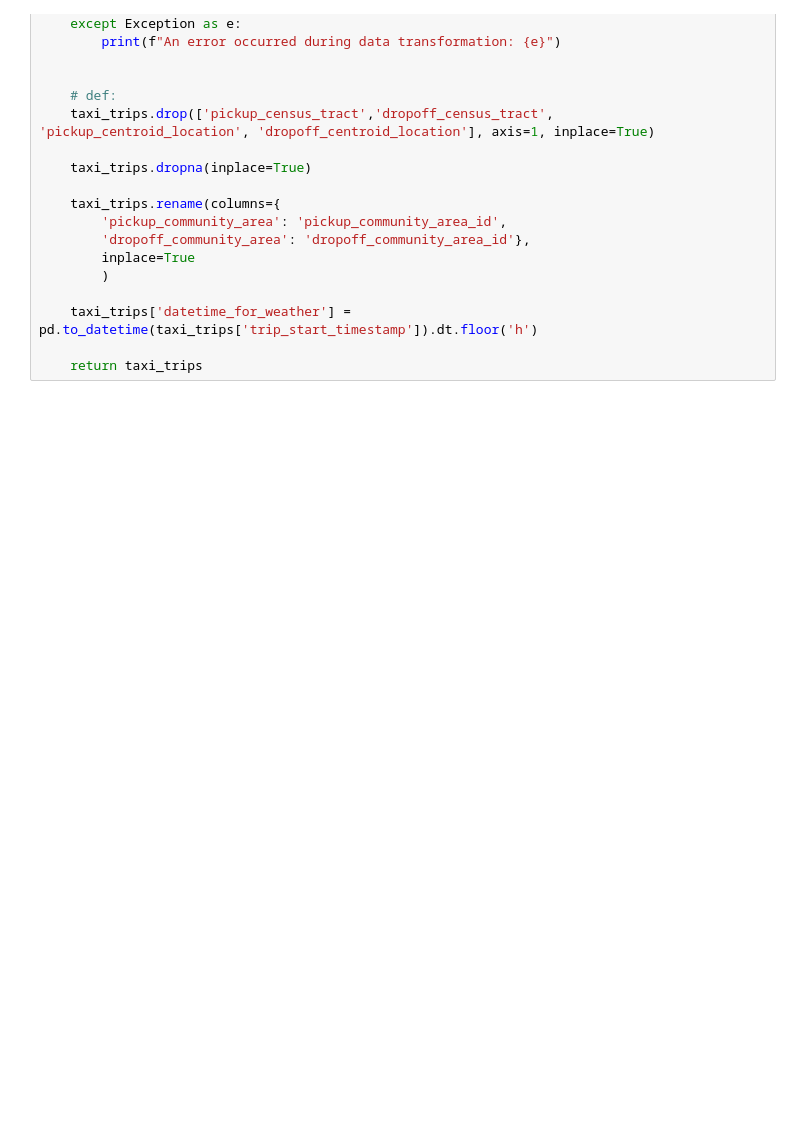
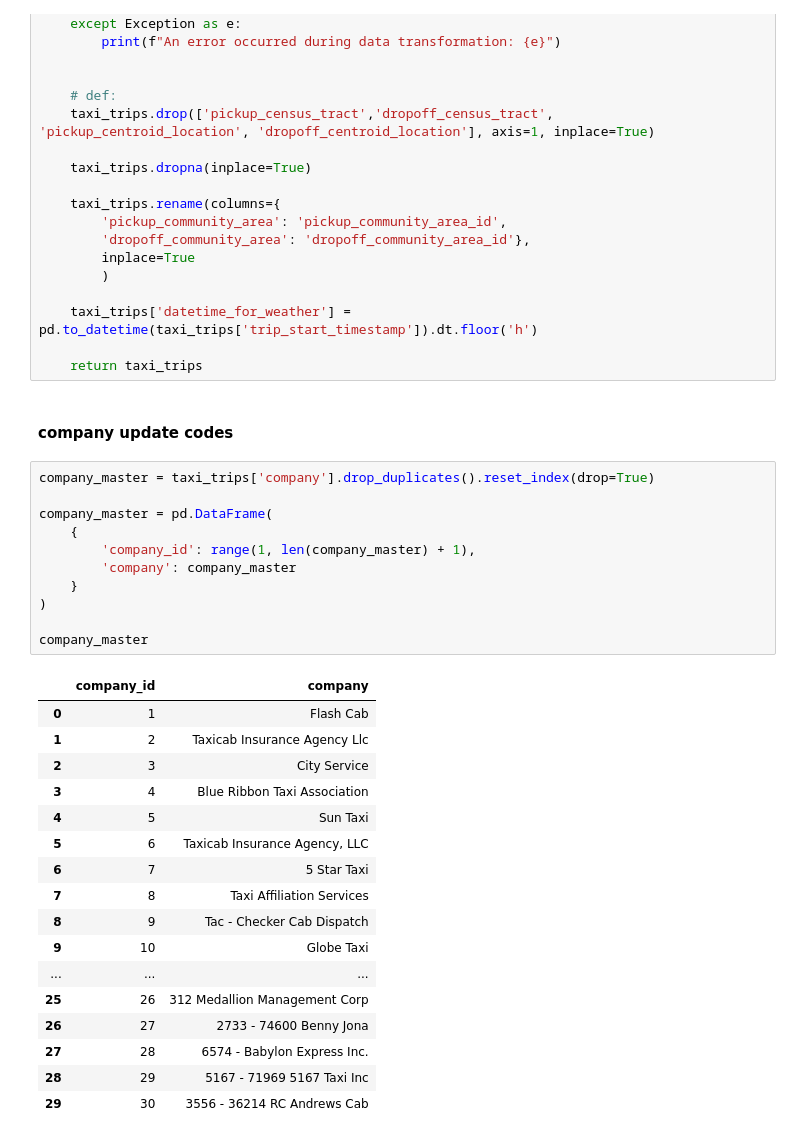
Before and after one commit to a8i9zm/Cubix_Data_Engineer, a Jupyter notebook: 07_transform_load.ipynb, the cells around one changed output. Drawn from its saved outputs; the diff is of its cells as text; blank space fills up the shorter version.

```diff
--- a/07_transform_load.ipynb
+++ b/07_transform_load.ipynb
@@ -107,3 +109,34 @@ def taxi_trips_transformations(taxi_trips: pd.DataFrame) -> pd.DataFrame:
     taxi_trips['datetime_for_weather'] = pd.to_datetime(taxi_trips['trip_start_timestamp']).dt.floor('h')
 
     return taxi_trips
+# %% [markdown]
+#### company update codes
+# %%
+company_master = taxi_trips['company'].drop_duplicates().reset_index(drop=True)
+
+company_master = pd.DataFrame(
+    {
+        'company_id': range(1, len(company_master) + 1),
+        'company': company_master
+    }
+)
+
+company_master
+# %% [output]
+|  | company_id | company |
+| 0 | 1 | Flash Cab |
+| 1 | 2 | Taxicab Insurance Agency Llc |
+| 2 | 3 | City Service |
+| 3 | 4 | Blue Ribbon Taxi Association |
+| 4 | 5 | Sun Taxi |
+| 5 | 6 | Taxicab Insurance Agency, LLC |
+| 6 | 7 | 5 Star Taxi |
+| 7 | 8 | Taxi Affiliation Services |
+| 8 | 9 | Tac - Checker Cab Dispatch |
+| 9 | 10 | Globe Taxi |
+| ... | ... | ... |
+| 25 | 26 | 312 Medallion Management Corp |
+| 26 | 27 | 2733 - 74600 Benny Jona |
+| 27 | 28 | 6574 - Babylon Express Inc. |
+| 28 | 29 | 5167 - 71969 5167 Taxi Inc |
+| 29 | 30 | 3556 - 36214 RC Andrews Cab |
```
Also changed, not shown: parts of 19 cells of this notebook.
